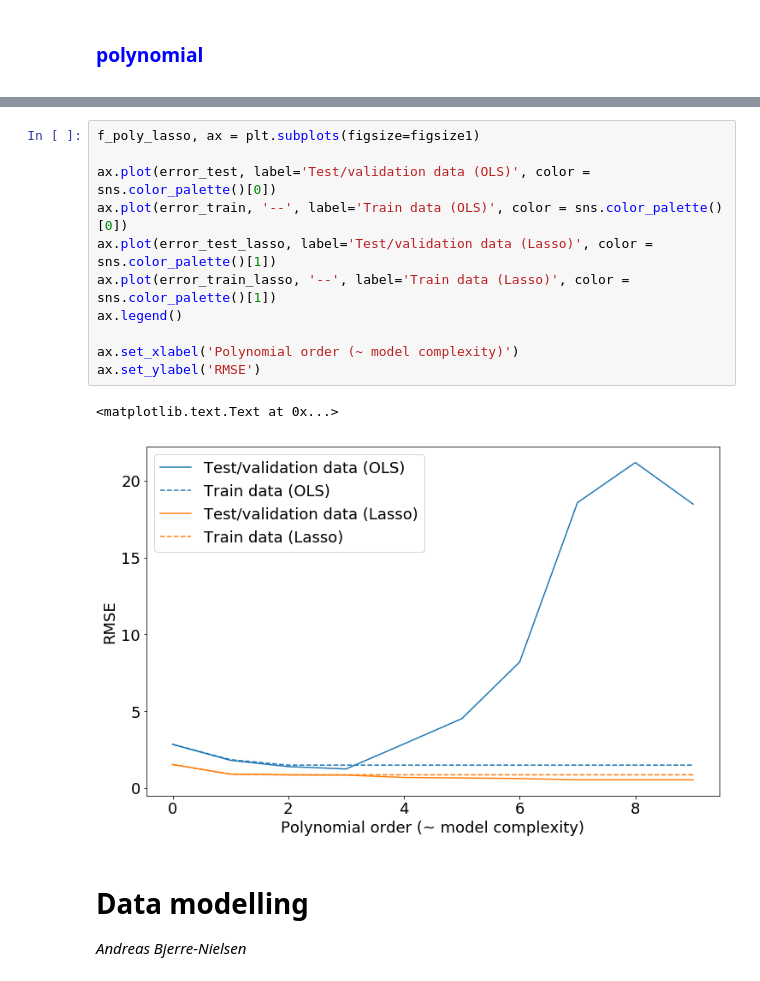
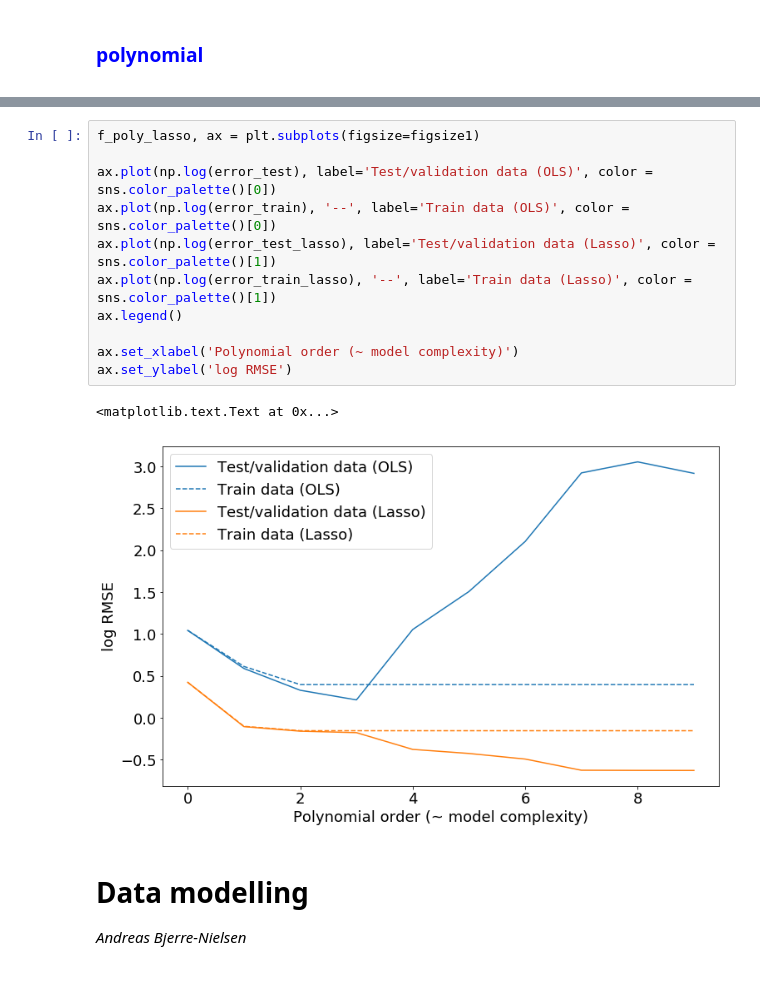
Before and after one commit to abjer/tsds2018, a Jupyter notebook: slides/slides_week3.ipynb, the cells around one changed output, grey strips where cells are left out. Cells and saved outputs as stored; diff of their text form.

```diff
--- a/slides/slides_week3.ipynb
+++ b/slides/slides_week3.ipynb
@@ -353,17 +363,17 @@ ax.set_ylabel('RMSE')
 # %%
 f_poly_lasso, ax = plt.subplots(figsize=figsize1)
 
-ax.plot(error_test, label='Test/validation data (OLS)', color = sns.color_palette()[0])
-ax.plot(error_train, '--', label='Train data (OLS)', color = sns.color_palette()[0])
-ax.plot(error_test_lasso, label='Test/validation data (Lasso)', color = sns.color_palette()[1])
-ax.plot(error_train_lasso, '--', label='Train data (Lasso)', color = sns.color_palette()[1])
+ax.plot(np.log(error_test), label='Test/validation data (OLS)', color = sns.color_palette()[0])
+ax.plot(np.log(error_train), '--', label='Train data (OLS)', color = sns.color_palette()[0])
+ax.plot(np.log(error_test_lasso), label='Test/validation data (Lasso)', color = sns.color_palette()[1])
+ax.plot(np.log(error_train_lasso), '--', label='Train data (Lasso)', color = sns.color_palette()[1])
 ax.legend()
 
 ax.set_xlabel('Polynomial order (~ model complexity)')
-ax.set_ylabel('RMSE')
+ax.set_ylabel('log RMSE')
 # %% [output]
 <matplotlib.text.Text at 0x...>
-[figure, old version]
+[figure, new version]
 # %% [markdown]
 # Data modelling
 *Andreas Bjerre-Nielsen*
```
Also changed, not shown: parts of 25 cells of this notebook, 1 other file.
